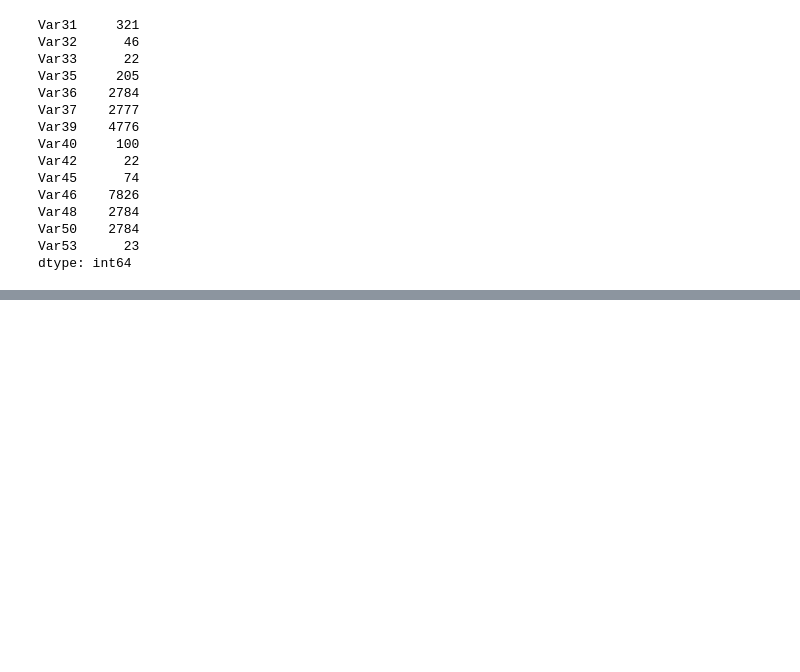
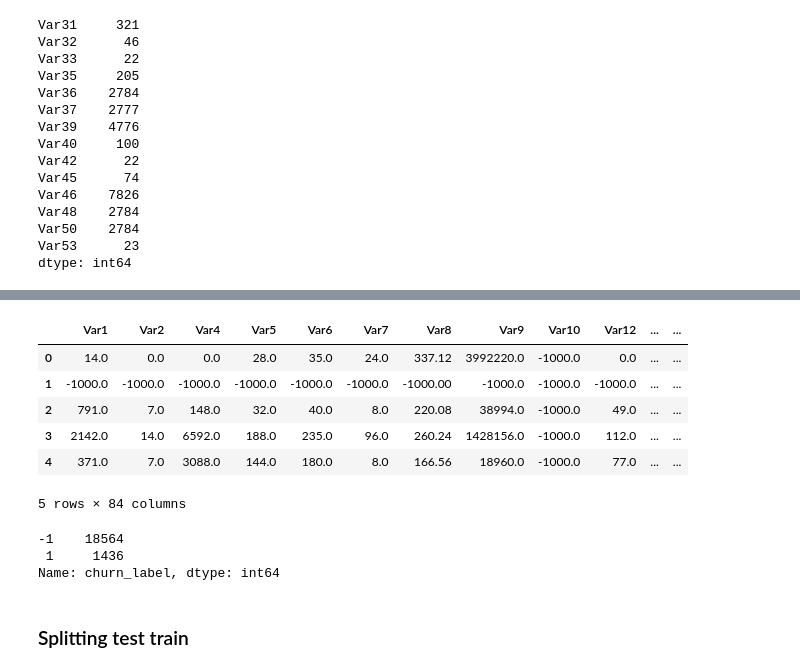
Before and after one commit to suthashok/Miscellaneous_Projects, a Jupyter notebook: case_study.ipynb, the cells around one changed output, grey strips where cells are left out. Saved outputs shown, nothing was run; the diff lists cells and outputs as text; code cells hidden in the pictures; blank space fills up the shorter version.

```diff
--- a/case_study.ipynb
+++ b/case_study.ipynb
@@ -208,0 +281,14 @@ a.to_csv('a.csv')
+# %%
+df_final_1 = pd.concat([df2.reset_index(drop=True), new_df4_p1], axis=1)
+# %%
+df_final_2 = pd.concat([df_final_1.reset_index(drop=True), new_df4_p2], axis=1)
+# %%
+df_final_2.head()
+# %% [output]
+|  | Var1 | Var2 | Var4 | Var5 | Var6 | Var7 | Var8 | Var9 | Var10 | Var12 | ... | ... |
+| 0 | 14.0 | 0.0 | 0.0 | 28.0 | 35.0 | 24.0 | 337.12 | 3992220.0 | -1000.0 | 0.0 | ... | ... |
+| 1 | -1000.0 | -1000.0 | -1000.0 | -1000.0 | -1000.0 | -1000.0 | -1000.00 | -1000.0 | -1000.0 | -1000.0 | ... | ... |
+| 2 | 791.0 | 7.0 | 148.0 | 32.0 | 40.0 | 8.0 | 220.08 | 38994.0 | -1000.0 | 49.0 | ... | ... |
+| 3 | 2142.0 | 14.0 | 6592.0 | 188.0 | 235.0 | 96.0 | 260.24 | 1428156.0 | -1000.0 | 112.0 | ... | ... |
+| 4 | 371.0 | 7.0 | 3088.0 | 144.0 | 180.0 | 8.0 | 166.56 | 18960.0 | -1000.0 | 77.0 | ... | ... |
+5 rows × 84 columns
@@ -208,0 +297,8 @@ a.to_csv('a.csv')
+# %%
+df_train_final['churn_label'].value_counts()
+# %% [output]
+-1    18564
+ 1     1436
+Name: churn_label, dtype: int64
+# %% [markdown]
+### Splitting test train
```
Also changed, not shown: parts of 41 cells of this notebook.
